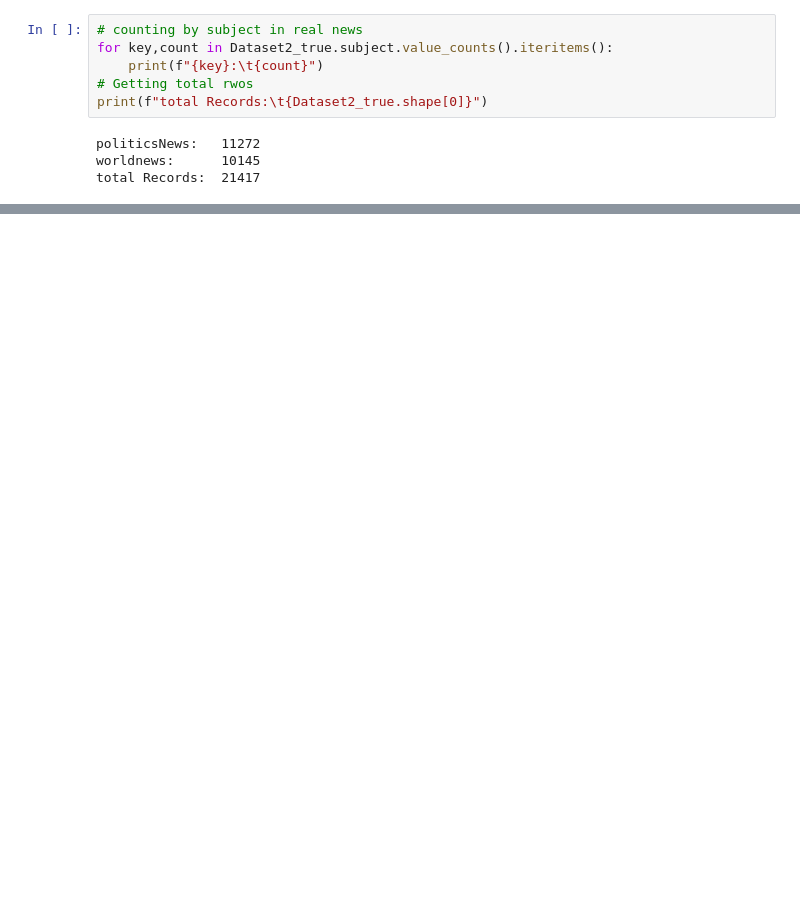
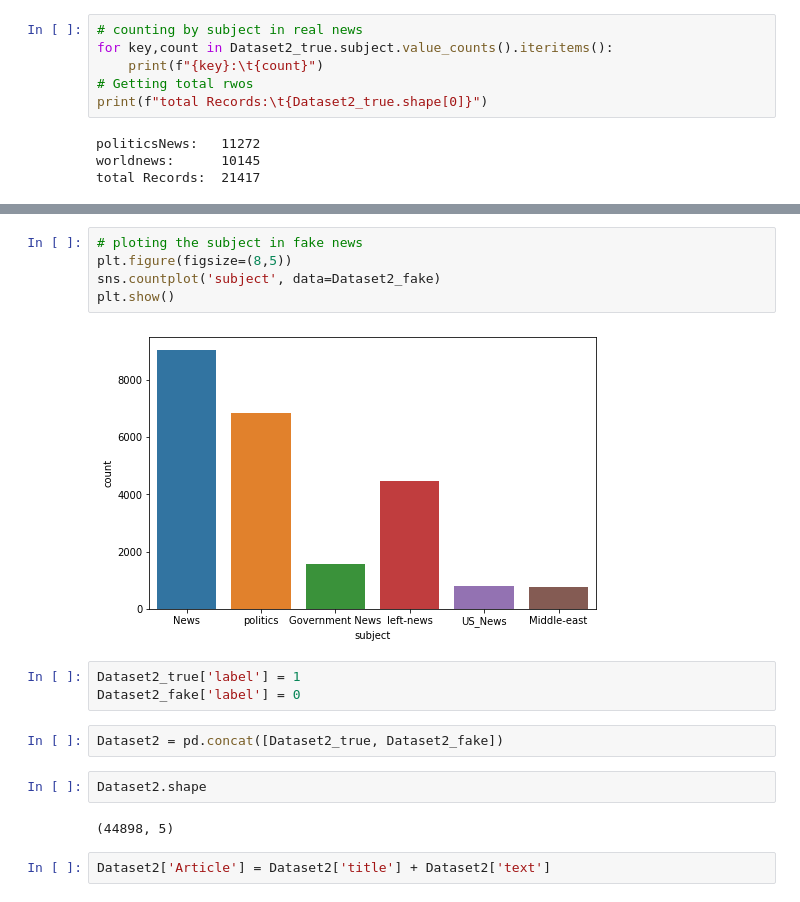
Before and after one commit to SaurabhVishwakarma826/fake-news-detector-ML-model, a Jupyter notebook: fake news detction.ipynb, the cells around one changed output, grey strips where cells are left out. Cells and saved outputs as stored; diff of their text form; blank space fills up the shorter version.

```diff
--- a/fake news detction.ipynb
+++ b/fake news detction.ipynb
@@ -182,0 +223,18 @@ total Records:  21417
+# %%
+# ploting the subject in fake news
+plt.figure(figsize=(8,5))
+sns.countplot('subject', data=Dataset2_fake)
+plt.show()
+# %% [output]
+[figure, added]
+# %%
+Dataset2_true['label'] = 1
+Dataset2_fake['label'] = 0
+# %%
+Dataset2 = pd.concat([Dataset2_true, Dataset2_fake])
+# %%
+Dataset2.shape
+# %% [output]
+(44898, 5)
+# %%
+Dataset2['Article'] = Dataset2['title'] + Dataset2['text']
```
Also changed, not shown: parts of 14 cells of this notebook.
